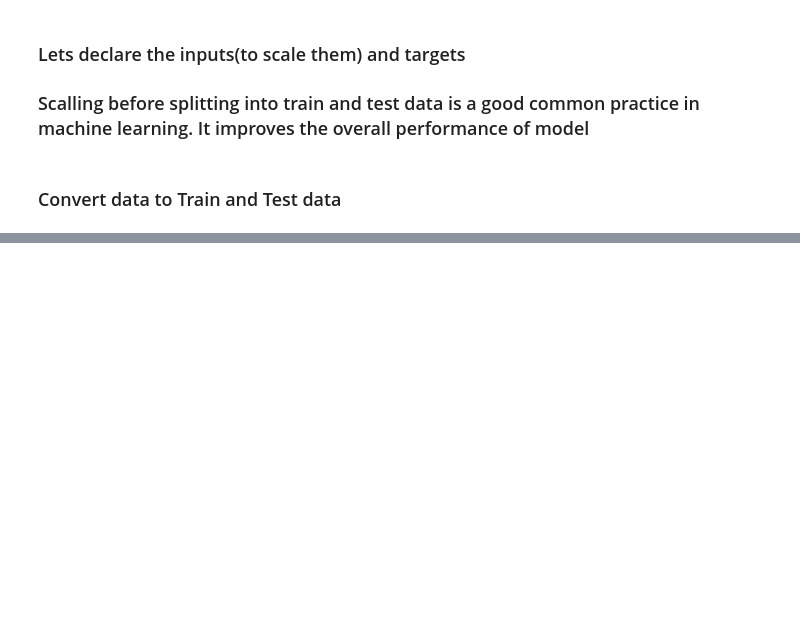
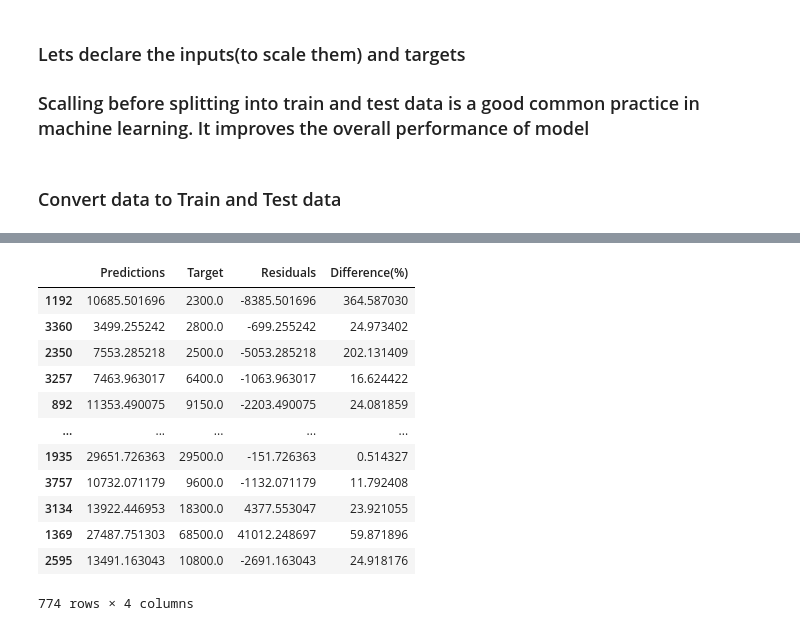
Before and after one commit to rohitkhatri75436/Data-science-learing, a Jupyter notebook: revision/TrainAndTestCarsSalesExample.ipynb, the cells around one changed output, grey strips where cells are left out. Cells and saved outputs as stored; diff of their text form; code cells hidden in the pictures; blank space fills up the shorter version.

```diff
--- a/revision/TrainAndTestCarsSalesExample.ipynb
+++ b/revision/TrainAndTestCarsSalesExample.ipynb
@@ -475,0 +586,4 @@ x_train, x_test,y_train, y_test = train_test_split(input_scaled,target, test_siz
+# %%
+# DateFrame's peformance
+df_pf = pd.DataFrame({'Predictions': np.exp(y_hat_test),'Target' :np.exp(y_test) })
+df_pf.reset_index(drop=True)
@@ -475,0 +604,3 @@ x_train, x_test,y_train, y_test = train_test_split(input_scaled,target, test_siz
+# %%
+df_pf['Residuals'] = df_pf['Target'] - df_pf['Predictions']
+df_pf
@@ -475,0 +621,17 @@ x_train, x_test,y_train, y_test = train_test_split(input_scaled,target, test_siz
+# %%
+df_pf['Difference(%)'] = np.absolute((df_pf['Residuals']/df_pf['Target'])*100)
+df_pf
+# %% [output]
+|  | Predictions | Target | Residuals | Difference(%) |
+| 1192 | 10685.501696 | 2300.0 | -8385.501696 | 364.587030 |
+| 3360 | 3499.255242 | 2800.0 | -699.255242 | 24.973402 |
+| 2350 | 7553.285218 | 2500.0 | -5053.285218 | 202.131409 |
+| 3257 | 7463.963017 | 6400.0 | -1063.963017 | 16.624422 |
+| 892 | 11353.490075 | 9150.0 | -2203.490075 | 24.081859 |
+| ... | ... | ... | ... | ... |
+| 1935 | 29651.726363 | 29500.0 | -151.726363 | 0.514327 |
+| 3757 | 10732.071179 | 9600.0 | -1132.071179 | 11.792408 |
+| 3134 | 13922.446953 | 18300.0 | 4377.553047 | 23.921055 |
+| 1369 | 27487.751303 | 68500.0 | 41012.248697 | 59.871896 |
+| 2595 | 13491.163043 | 10800.0 | -2691.163043 | 24.918176 |
+774 rows × 4 columns
```
Also changed, not shown: parts of 14 cells of this notebook, 3 other files.
